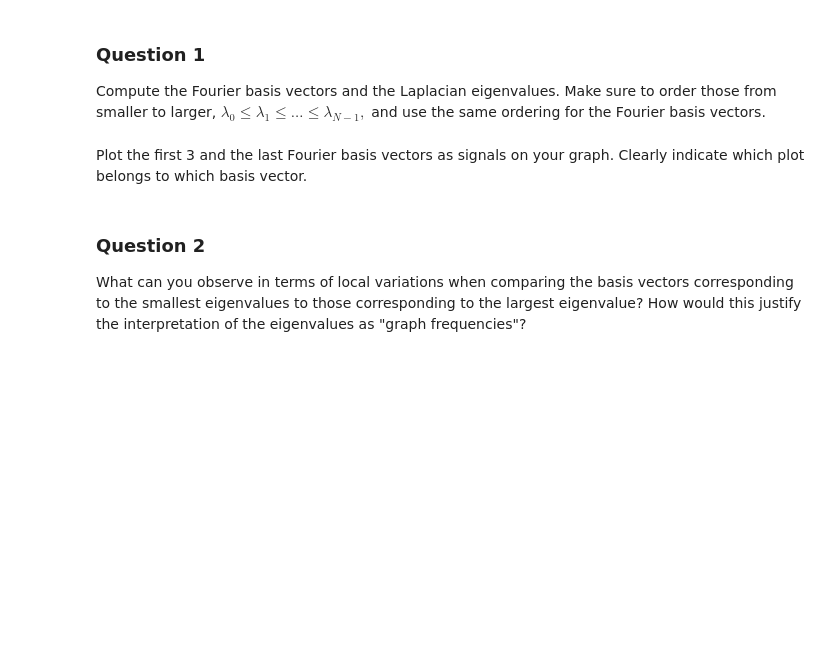
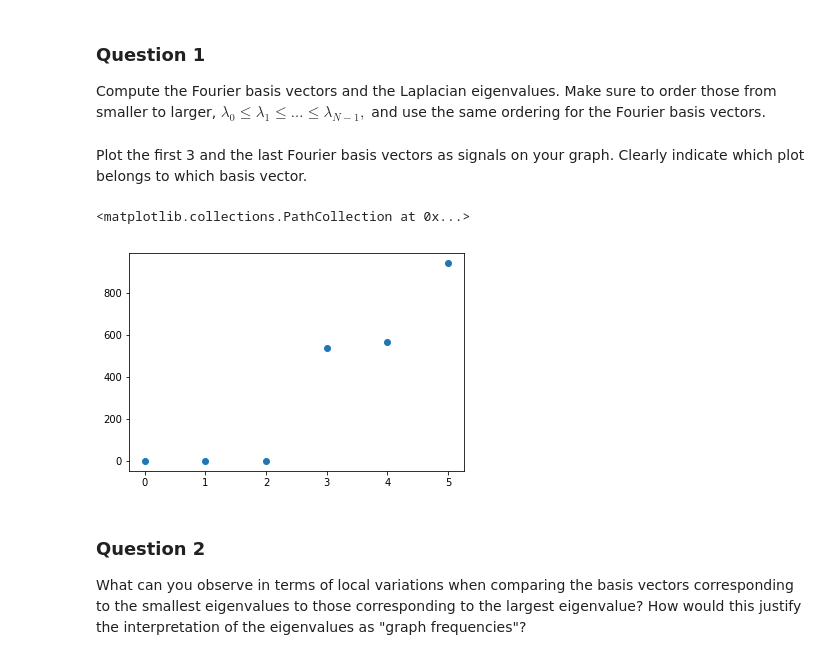
Before and after one commit to rusucosmin/ntp, a Jupyter notebook: 4_graph_signal_processing.ipynb, the cells around one changed output. Drawn from its saved outputs; the diff is of its cells as text; code cells hidden in the pictures; blank space fills up the shorter version.

```diff
--- a/4_graph_signal_processing.ipynb
+++ b/4_graph_signal_processing.ipynb
@@ -133,6 +133,10 @@ U = eigenvector_sorted# Ordered graph Fourier basis.
 Plot the first 3 and the last Fourier basis vectors as signals on your graph. Clearly indicate which plot belongs to which basis vector.
 # %%
 # Your code here.
+plt.scatter(np.arange(6), [eigenvalues_sorted[:3], eigenvalues_sorted[-3:]])
+# %% [output]
+<matplotlib.collections.PathCollection at 0x...>
+[figure, added]
 # %% [markdown]
 ### Question 2
 
```
Also changed, not shown: parts of 3 cells of this notebook.
